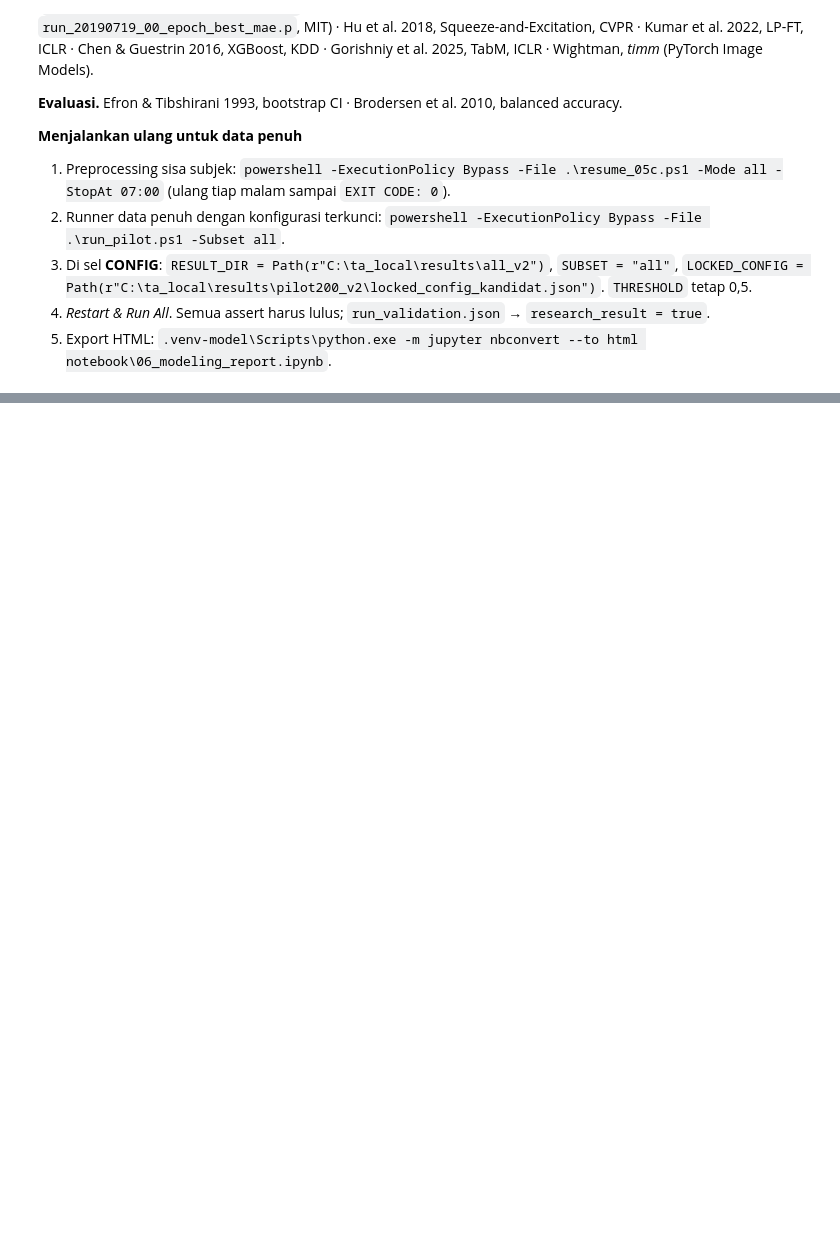
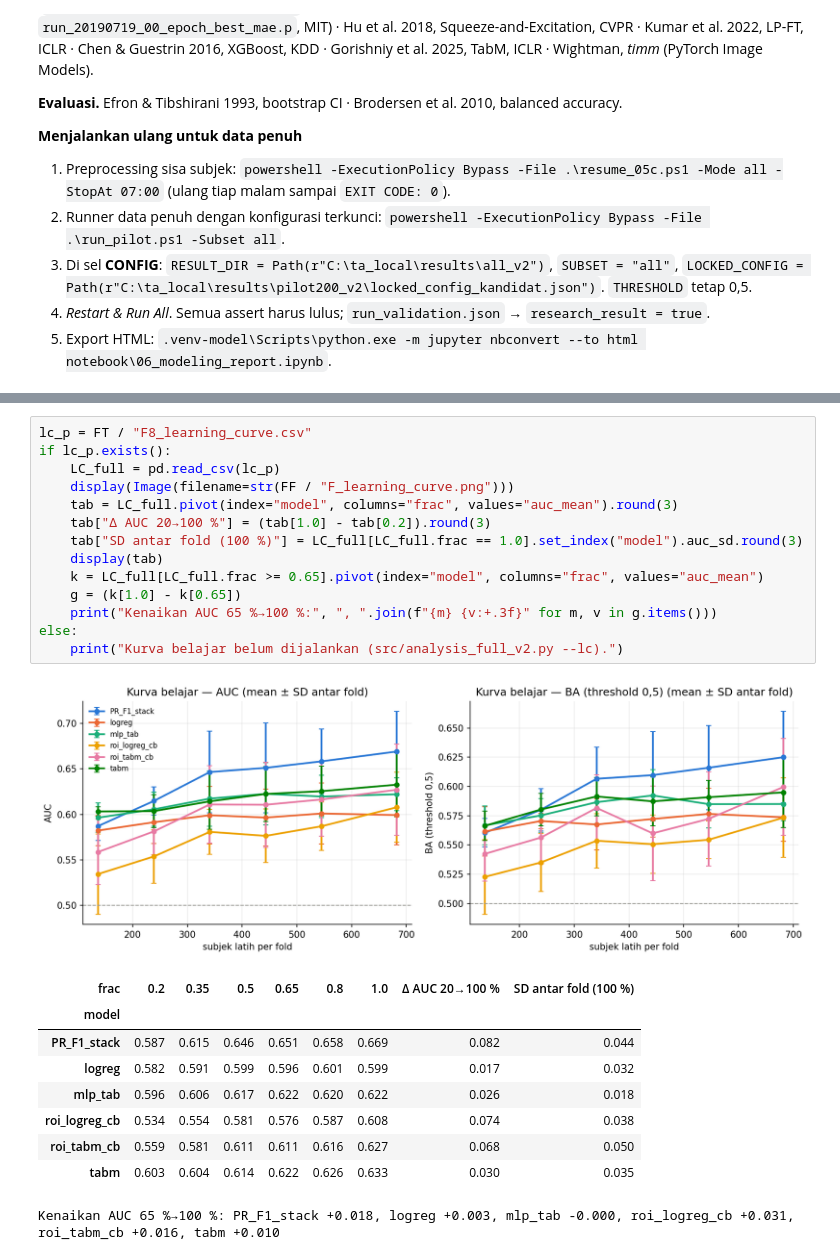
Before and after one commit to feliciacyntia/autismdetection, a Jupyter notebook: notebook/06_modeling_report.ipynb, the cells around one changed output, grey strips where cells are left out. Cells and saved outputs as stored; diff of their text form; blank space fills up the shorter version.

```diff
--- a/notebook/06_modeling_report.ipynb
+++ b/notebook/06_modeling_report.ipynb
@@ -1450,0 +1701,25 @@ Gorishniy et al. 2025, TabM, ICLR · Wightman, *timm* (PyTorch Image Models).
+# %%
+lc_p = FT / "F8_learning_curve.csv"
+if lc_p.exists():
+    LC_full = pd.read_csv(lc_p)
+    display(Image(filename=str(FF / "F_learning_curve.png")))
+    tab = LC_full.pivot(index="model", columns="frac", values="auc_mean").round(3)
+    tab["Δ AUC 20→100 %"] = (tab[1.0] - tab[0.2]).round(3)
+    tab["SD antar fold (100 %)"] = LC_full[LC_full.frac == 1.0].set_index("model").auc_sd.round(3)
+    display(tab)
+    k = LC_full[LC_full.frac >= 0.65].pivot(index="model", columns="frac", values="auc_mean")
+    g = (k[1.0] - k[0.65])
+    print("Kenaikan AUC 65 %→100 %:", ", ".join(f"{m} {v:+.3f}" for m, v in g.items()))
+else:
+    print("Kurva belajar belum dijalankan (src/analysis_full_v2.py --lc).")
+# %% [output]
+[figure, added]
+| frac | 0.2 | 0.35 | 0.5 | 0.65 | 0.8 | 1.0 | Δ AUC 20→100 % | SD antar fold (100 %) |
+| model |  |  |  |  |  |  |  |  |
+| PR_F1_stack | 0.587 | 0.615 | 0.646 | 0.651 | 0.658 | 0.669 | 0.082 | 0.044 |
+| logreg | 0.582 | 0.591 | 0.599 | 0.596 | 0.601 | 0.599 | 0.017 | 0.032 |
+| mlp_tab | 0.596 | 0.606 | 0.617 | 0.622 | 0.620 | 0.622 | 0.026 | 0.018 |
+| roi_logreg_cb | 0.534 | 0.554 | 0.581 | 0.576 | 0.587 | 0.608 | 0.074 | 0.038 |
+| roi_tabm_cb | 0.559 | 0.581 | 0.611 | 0.611 | 0.616 | 0.627 | 0.068 | 0.050 |
+| tabm | 0.603 | 0.604 | 0.614 | 0.622 | 0.626 | 0.633 | 0.030 | 0.035 |
+Kenaikan AUC 65 %→100 %: PR_F1_stack +0.018, logreg +0.003, mlp_tab -0.000, roi_logreg_cb +0.031, roi_tabm_cb +0.016, tabm +0.010
```
Also changed, not shown: parts of 41 cells of this notebook, 16 other files.
